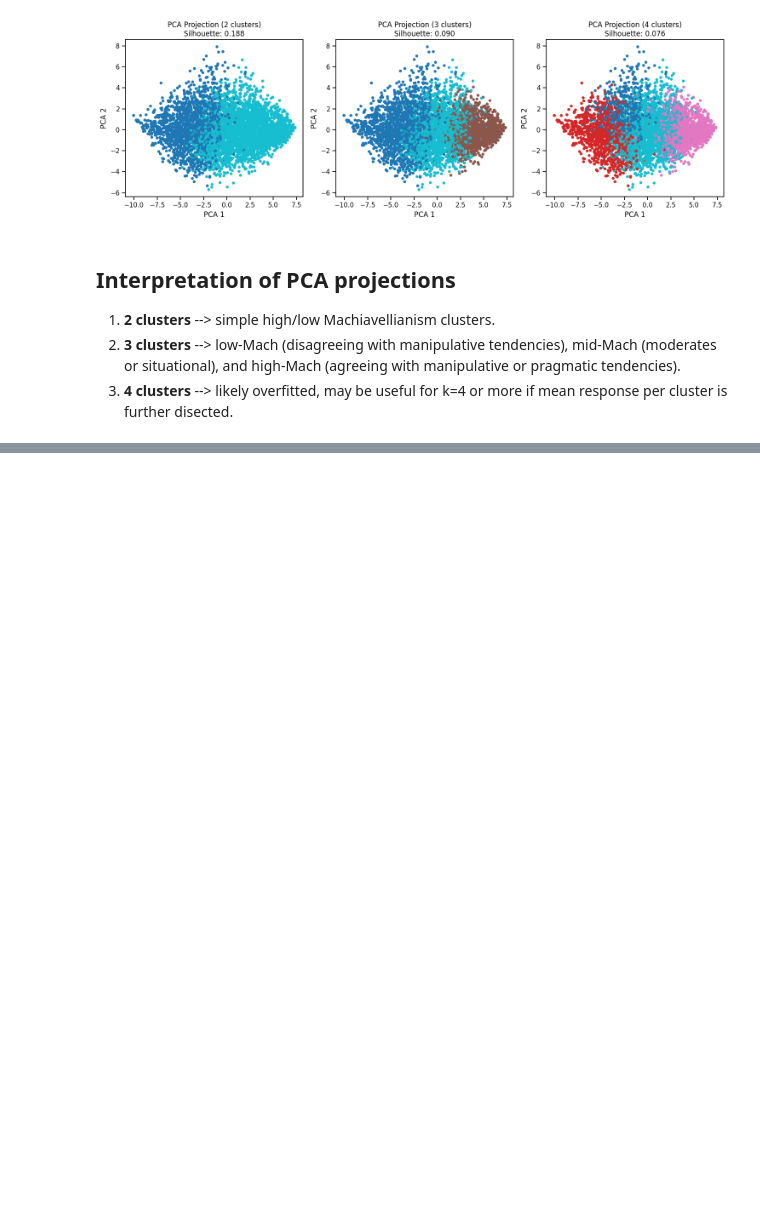
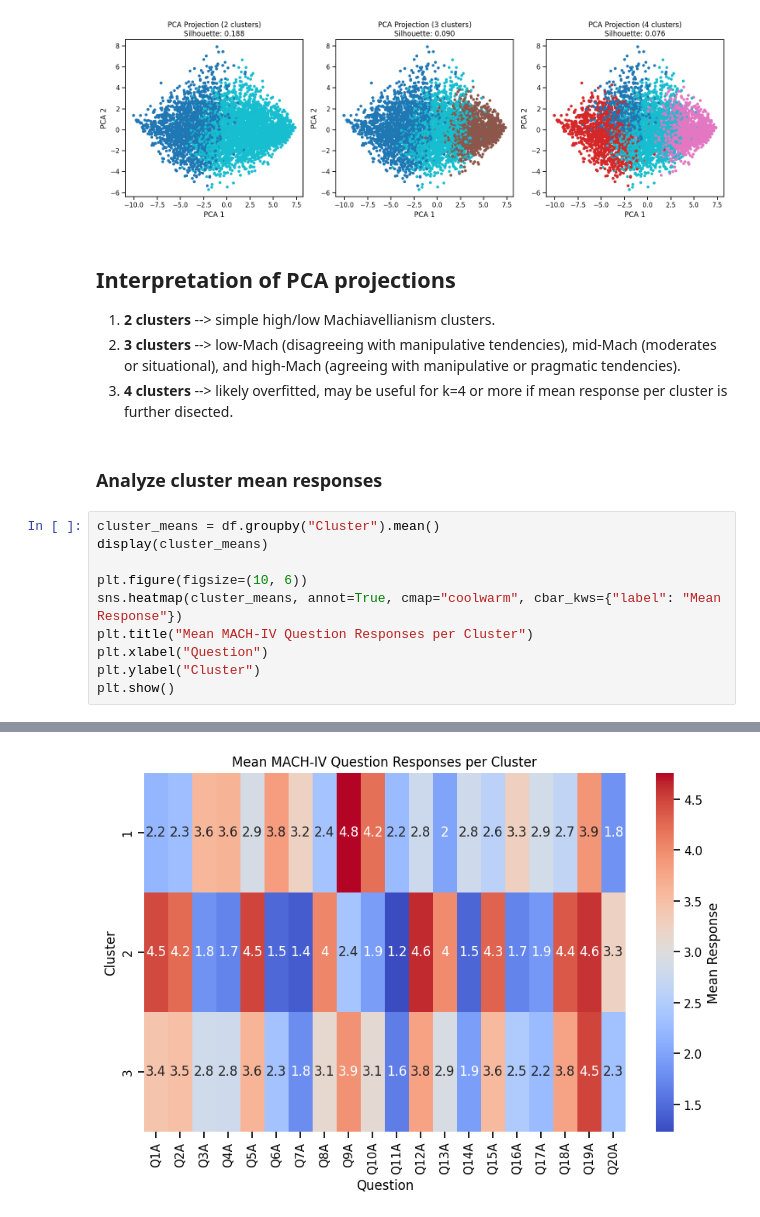
Before and after one commit to jeffreyHoelzel/mach-iv-clustering, a Jupyter notebook: hierarchical/hierarchical.ipynb, the cells around one changed output, grey strips where cells are left out. Saved outputs shown, nothing was run; the diff lists cells and outputs as text; blank space fills up the shorter version.

Commit message:
Added mode analysis heat map to help interpret clustering results

```diff
--- a/hierarchical/hierarchical.ipynb
+++ b/hierarchical/hierarchical.ipynb
@@ -429,3 +412,16 @@ plt.show()
 1. **2 clusters** --> simple high/low Machiavellianism clusters.
 2. **3 clusters** --> low-Mach (disagreeing with manipulative tendencies), mid-Mach (moderates or situational), and high-Mach (agreeing with manipulative or pragmatic tendencies).
 3. **4 clusters** --> likely overfitted, may be useful for k=4 or more if mean response per cluster is further disected.
+# %% [markdown]
+### Analyze cluster mean responses
+# %%
+cluster_means = df.groupby("Cluster").mean()
+display(cluster_means)
+
+plt.figure(figsize=(10, 6))
+sns.heatmap(cluster_means, annot=True, cmap="coolwarm", cbar_kws={"label": "Mean Response"})
+plt.title("Mean MACH-IV Question Responses per Cluster")
+plt.xlabel("Question")
+plt.ylabel("Cluster")
+plt.show()
+# %% [output]
@@ -431,0 +433 @@ plt.show()
+[figure, added]
```
Also changed, not shown: parts of 5 cells of this notebook.
